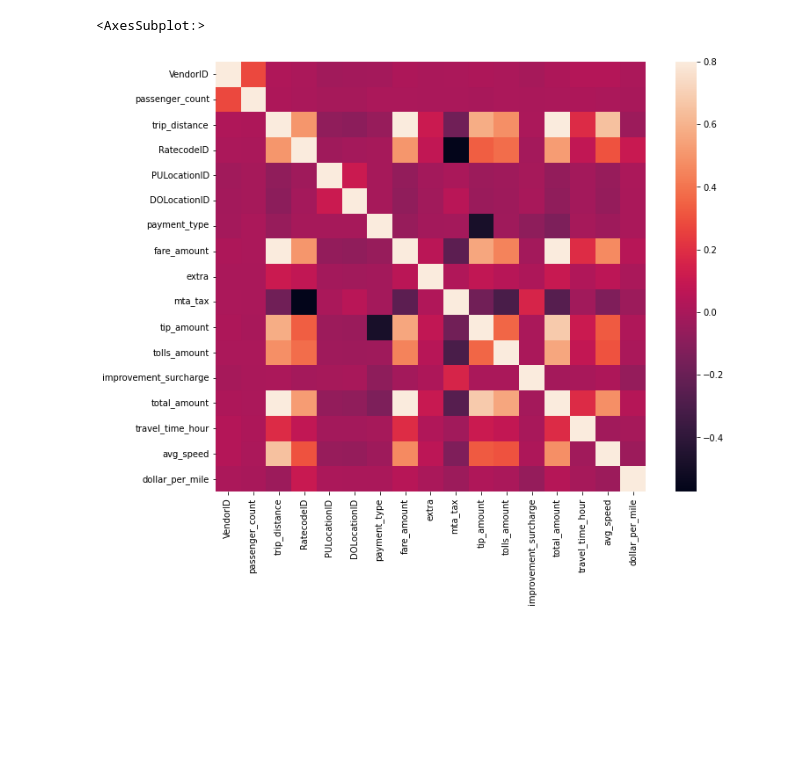
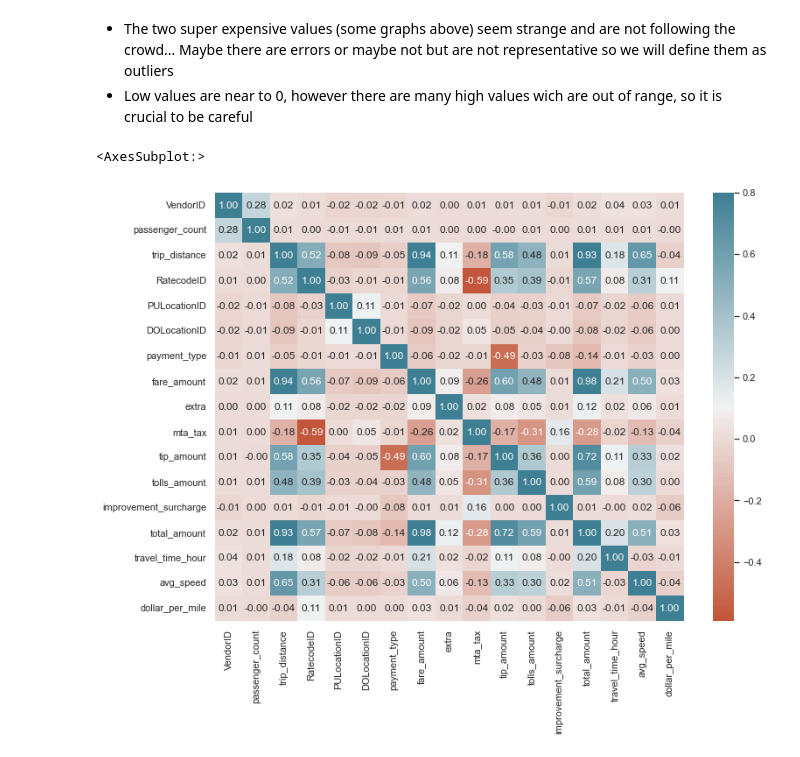
Before and after one commit to berfloma/NYC-Yellow-taxi, a Jupyter notebook: Data Summary.ipynb, the cells around one changed output. Cells and saved outputs as stored; diff of their text form; code cells hidden in the pictures; blank space fills up the shorter version.

Commit message:
Location based data and time series

```diff
--- a/Data Summary.ipynb
+++ b/Data Summary.ipynb
@@ -29,10 +32,14 @@ def clean_yellow_taxi_data(df):
                         isin(nyc_gdf[nyc_gdf["zone"].isin(["LaGuardia Airport", "JFK Airport"])].loc[:, "LocationID"].to_list()), "airport_fee"] = 1.25
 
     # negative fares, tips, tolls, and total amount to positive
-    df["fare_amount"] = abs(df.loc[:, "fare_amount"])
-    df["tip_amount"] = abs(df.loc[:, "tip_amount"])
-    df["tolls_amount"] = abs(df.loc[:, "tolls_amount"])
-    df["total_amount"] = abs(df.loc[:, "total_amount"])
+#     df.loc[df["fare_amount"] < 0, "fare_amount"] = abs(df["fare_amount"])
+#     df.loc[df["tip_amount"] < 0, "tip_amount"] = abs(df["tip_amount"])
+#     df.loc[df["tolls_amount"] < 0, "tolls_amount"] = abs(df["tolls_amount"])
+#     df.loc[df["total_amount"] < 0, "total_amount"] = abs(df["total_amount"])
+    df["fare_amount"] = abs(df["fare_amount"])
+    df["tip_amount"] = abs(df["tip_amount"])
+    df["tolls_amount"] = abs(df["tolls_amount"])
+    df["total_amount"] = abs(df["total_amount"])
 
     # drop trips with more than 9 passengers
     df = df.drop(df[df.passenger_count > 9].index)
@@ -63,6 +70,9 @@ def clean_yellow_taxi_data(df):
     df = df.drop(df[df.travel_time_hour > 200].index)
     df = df.drop(df[df.avg_speed >= 93].index)
 
+    # drop ratecode id > 6
+    df = df.drop(df[df.RatecodeID > 6].index)
+
     return df
 
 
@@ -85,6 +95,14 @@ def get_cleaned_data(month_request, year):
             monthly_trips = pd.read_parquet("./data/yellow_tripdata_" + date + ".parquet", engine='pyarrow')
 
         taxi_trips = pd.concat([taxi_trips, monthly_trips])
-        taxi_trips = clean_yellow_taxi_data(taxi_trips)
-        return taxi_trips
+
+    taxi_trips = clean_yellow_taxi_data(taxi_trips)
+
+    return taxi_trips
+
+
+def scatterplot(df, var1, var2):
+    """Given two variables of a df makes a scatter plot"""
+    data = pd.concat([df[var1], df[var2]], axis=1)
+    data.plot.scatter(x=var1 , y=var2)
 # %%
@@ -135,8 +211,13 @@ memory usage: 1.8+ GB
+# %% [markdown]
+- The two super expensive values (some graphs above) seem strange and are not following the crowd... Maybe there are errors or maybe not but are not representative so we will define them as outliers
+- Low values are near to 0, however there are many high values wich are out of range, so it is crucial to be careful
+# %%
+taxi_trips_2017 = taxi_trips_2017.drop(taxi_trips_2017[taxi_trips_2017.total_amount > 3000].index)
 # %%
 corrmat = taxi_trips_2017.corr()
 f, ax = plt.subplots(figsize=(12, 9))
-sns.heatmap(corrmat, vmax=.8, square=True)
+sns.heatmap(corrmat, vmax=.8, cmap=sns.diverging_palette(20, 220, n=200), fmt='.2f', square=False, annot=True)
 # %% [output]
 <AxesSubplot:>
-[figure, old version]
+[figure, new version]
 # %%
```
Also changed, not shown: parts of 31 cells of this notebook.
